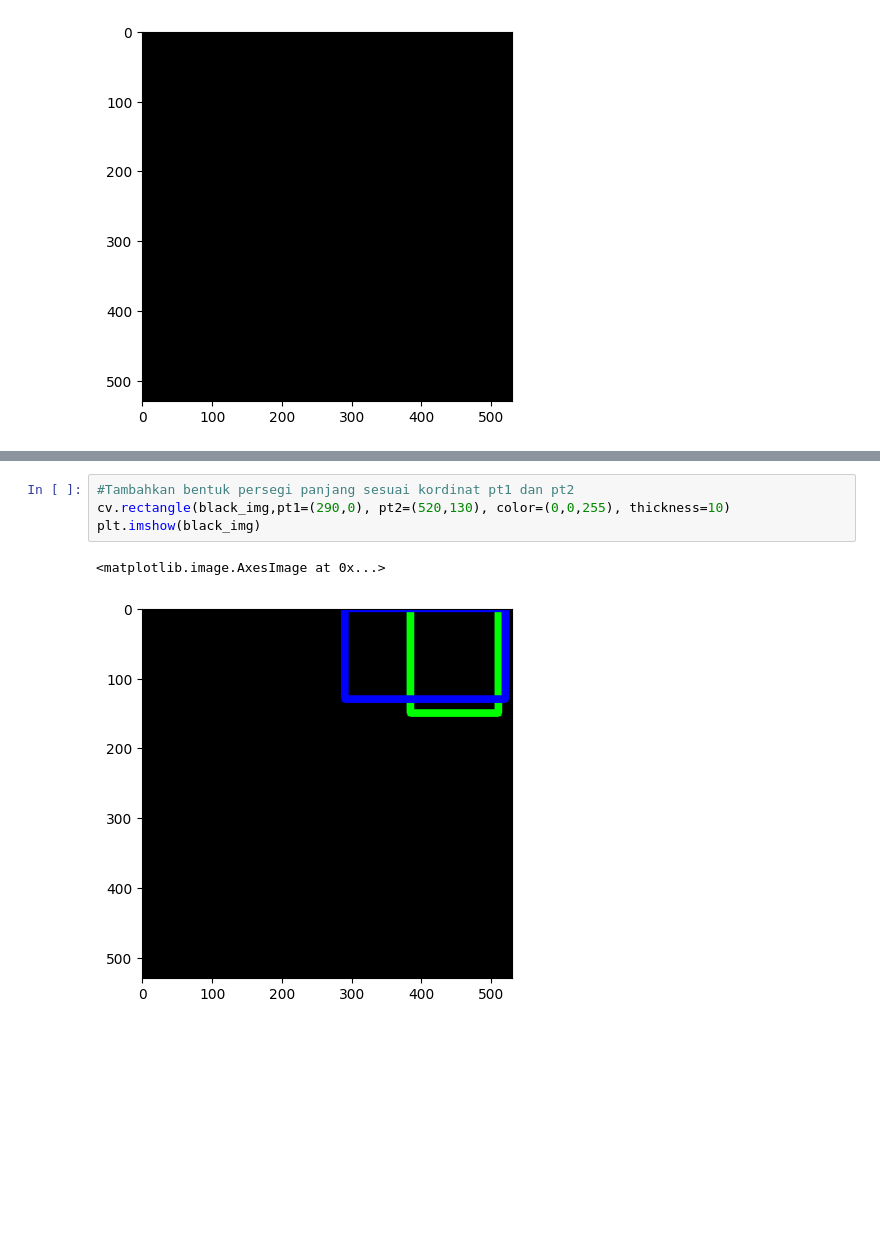
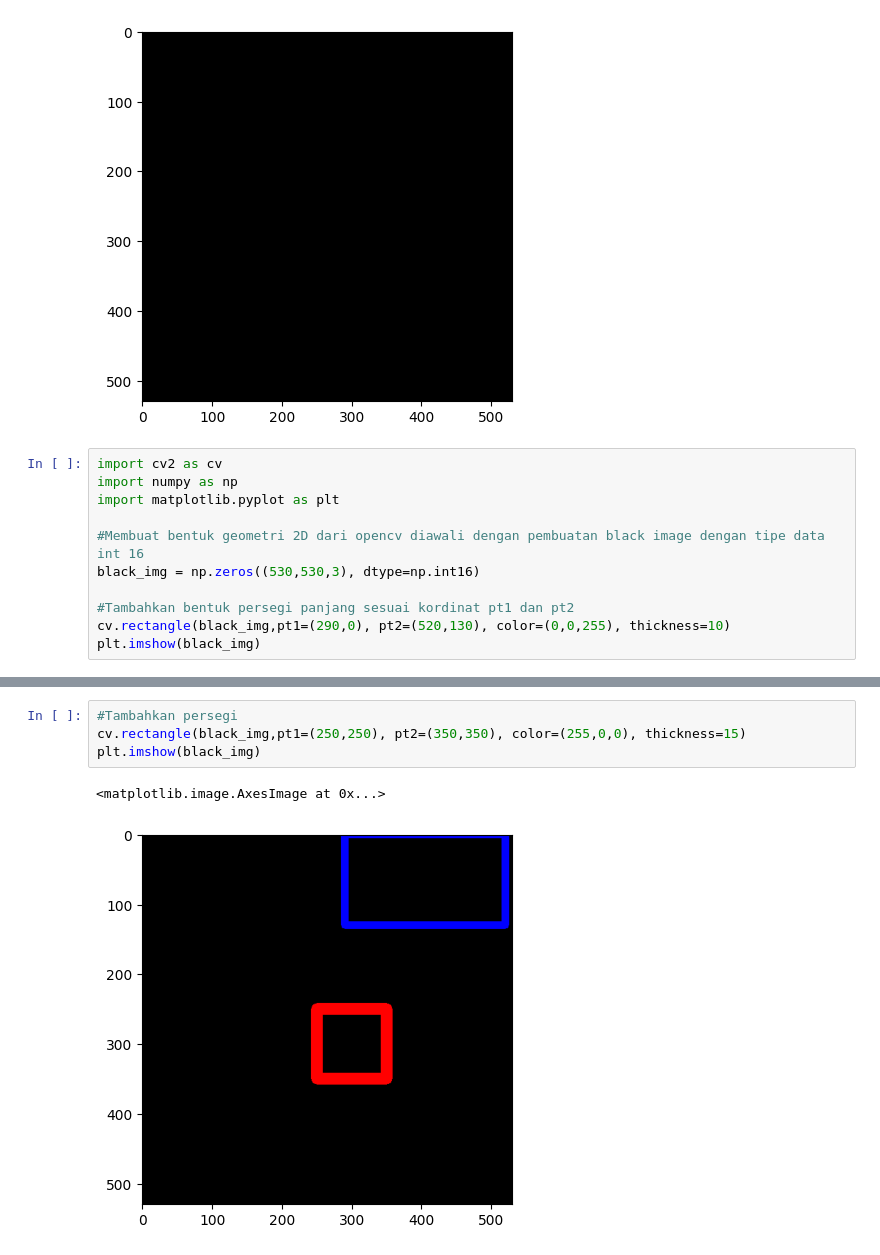
Before and after one commit to farrelandika/PCVK_Genap_2021, a Jupyter notebook: Modul2.ipynb, the cells around one changed output, grey strips where cells are left out. Cells and saved outputs as stored; diff of their text form; blank space fills up the shorter version.

```diff
--- a/Modul2.ipynb
+++ b/Modul2.ipynb
@@ -85,3 +85,14 @@ plt
 # %% [output]
 <matplotlib.image.AxesImage at 0x...>
 [figure]
+# %%
+import cv2 as cv
+import numpy as np
+import matplotlib.pyplot as plt
+
+#Membuat bentuk geometri 2D dari opencv diawali dengan pembuatan black image dengan tipe data int 16
+black_img = np.zeros((530,530,3), dtype=np.int16)
+
+#Tambahkan bentuk persegi panjang sesuai kordinat pt1 dan pt2
+cv.rectangle(black_img,pt1=(290,0), pt2=(520,130), color=(0,0,255), thickness=10)
+plt.imshow(black_img)
@@ -88,7 +102,7 @@ plt
 # %%
-#Tambahkan bentuk persegi panjang sesuai kordinat pt1 dan pt2
-cv.rectangle(black_img,pt1=(290,0), pt2=(520,130), color=(0,0,255), thickness=10)
+#Tambahkan persegi
+cv.rectangle(black_img,pt1=(250,250), pt2=(350,350), color=(255,0,0), thickness=15)
 plt.imshow(black_img)
 # %% [output]
 <matplotlib.image.AxesImage at 0x...>
-[figure, old version]
+[figure, new version]
```
Also changed, not shown: parts of 5 cells of this notebook.
